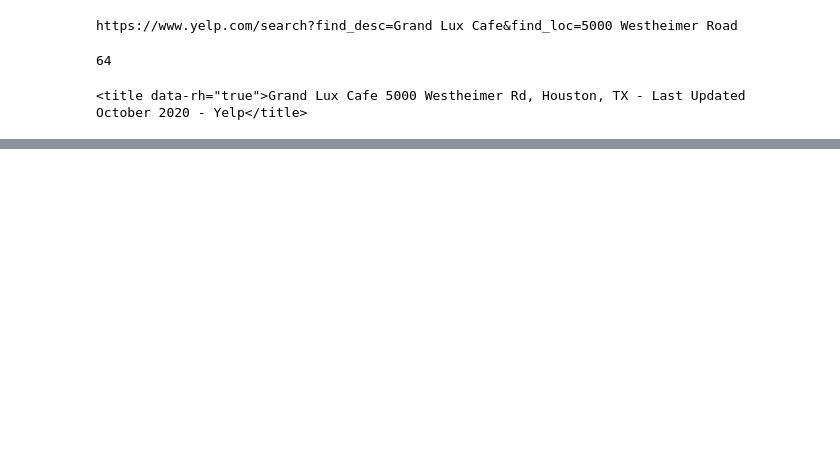
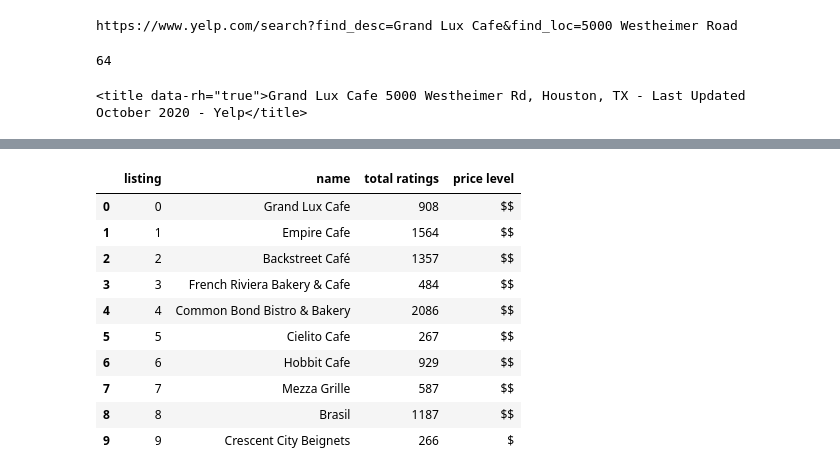
Before and after one commit to j1-aggie/Restaurant_Rating_ETL, a Jupyter notebook: Web_Scraping/GLCafe.ipynb, the cells around one changed output, grey strips where cells are left out. Cells and saved outputs as stored; diff of their text form; code cells hidden in the pictures; blank space fills up the shorter version.

```diff
--- a/Web_Scraping/GLCafe.ipynb
+++ b/Web_Scraping/GLCafe.ipynb
@@ -48,24 +66,36 @@ soup.title
 # %%
 restaurant = []
 i = 0
 for result in results:
 
     try:
         rating = result.find('div', class_='lemon--div__09f24__1mboc container__09f24__21w3G hoverable__09f24__2nTf3 margin-t3__09f24__5bM2Z margin-b3__09f24__1DQ9x padding-t3__09f24__-R_5x padding-r3__09f24__1pBFG padding-b3__09f24__1vW6j padding-l3__09f24__1yCJf border--top__09f24__1H_WE border--right__09f24__28idl border--bottom__09f24__2FjZW border--left__09f24__33iol border-color--default__09f24__R1nRO')
 
         for rate in rating:
             business = {}
             business['listing'] = i
             name = rate.find('span', class_='lemon--span__09f24__3997G').text
             s = name.split('.')
             business['name'] = s[1]
             business['total ratings'] = rate.find('span', class_='lemon--span__09f24__3997G text__09f24__2tZKC reviewCount__09f24__EUXPN text-color--black-extra-light__09f24__38DtK text-align--left__09f24__3Drs0').text
             business['price level'] = rate.find('span', class_="lemon--span__09f24__3997G text__09f24__2tZKC priceRange__09f24__2O6le text-color--black-extra-light__09f24__38DtK text-align--left__09f24__3Drs0 text-bullet--after__09f24__1MWoX").text
             restaurant.append(business)
             i+=1
 
     except (AttributeError, TypeError, IndexError):
         continue
 
 df_restaurant = pd.DataFrame(restaurant)
-# df_restaurant
+df_restaurant
+# %% [output]
+|  | listing | name | total ratings | price level |
+| 0 | 0 | Grand Lux Cafe | 908 | $$ |
+| 1 | 1 | Empire Cafe | 1564 | $$ |
+| 2 | 2 | Backstreet Café | 1357 | $$ |
+| 3 | 3 | French Riviera Bakery & Cafe | 484 | $$ |
+| 4 | 4 | Common Bond Bistro & Bakery | 2086 | $$ |
+| 5 | 5 | Cielito Cafe | 267 | $$ |
+| 6 | 6 | Hobbit Cafe | 929 | $$ |
+| 7 | 7 | Mezza Grille | 587 | $$ |
+| 8 | 8 | Brasil | 1187 | $$ |
+| 9 | 9 | Crescent City Beignets | 266 | $ |
```
Also changed, not shown: parts of 1 cell of this notebook, 1 other file.
